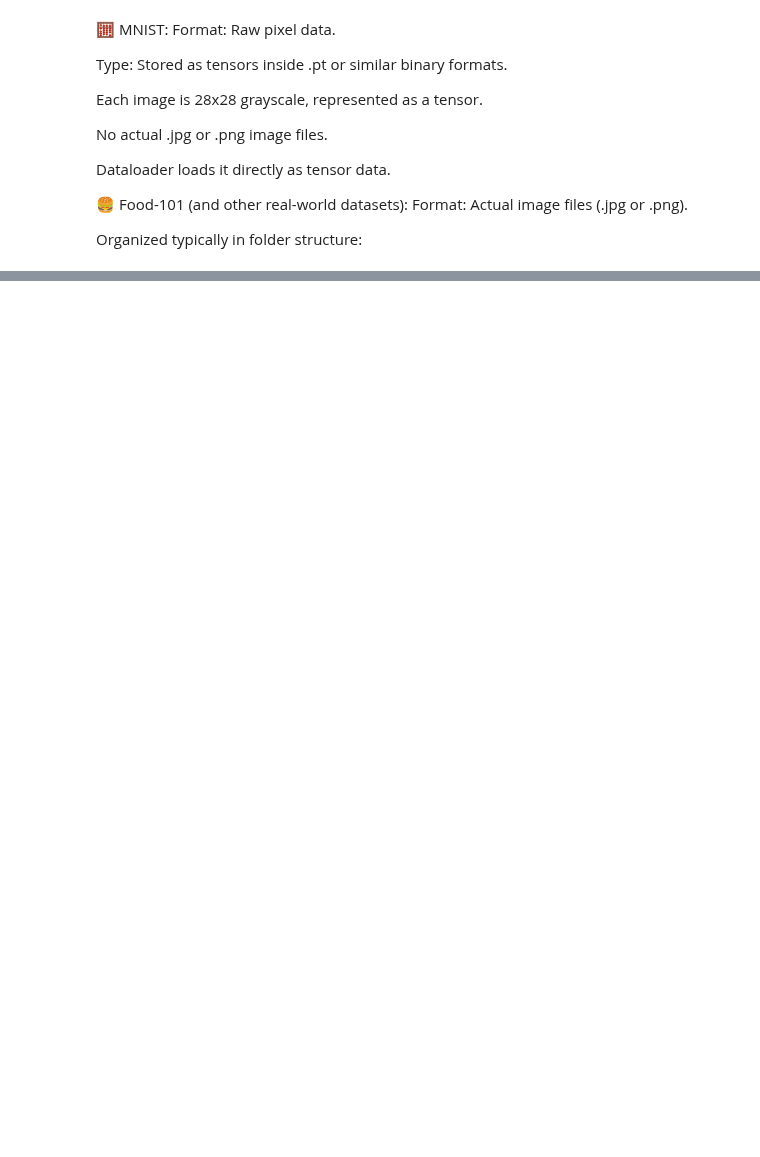
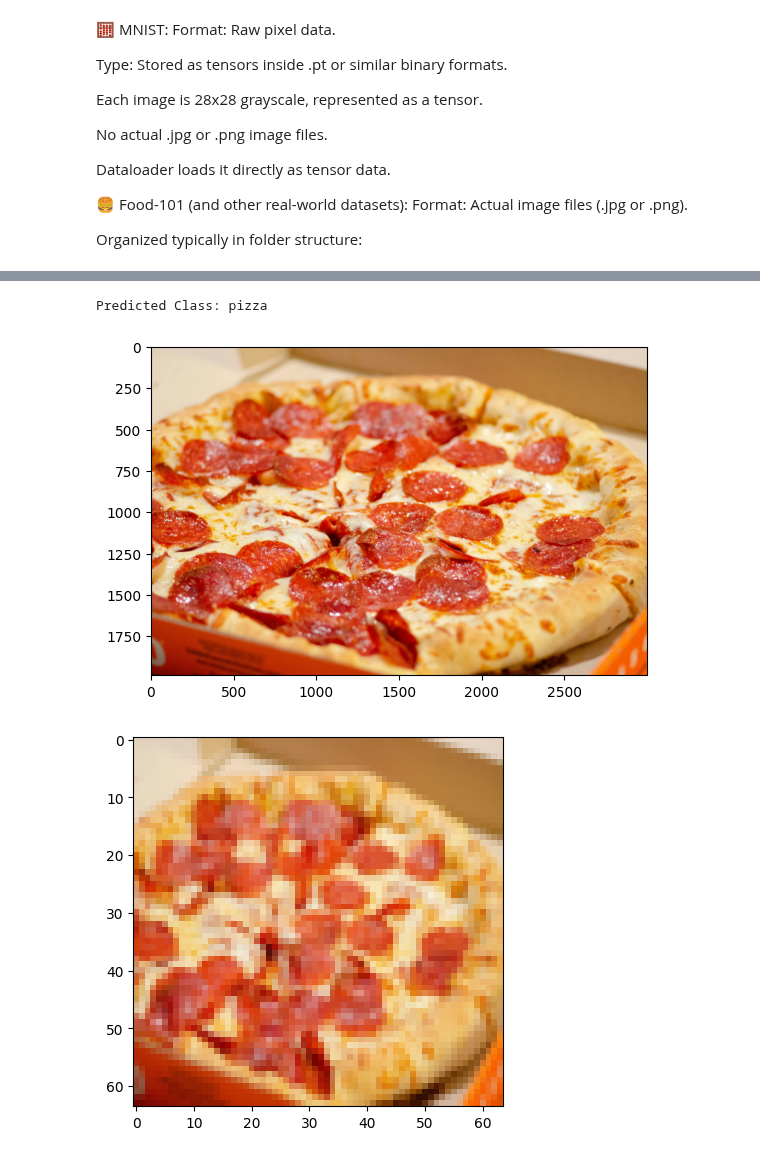
Before and after one commit to Shams-Simanto/PyTut, a Jupyter notebook: practice.ipynb, the cells around one changed output, grey strips where cells are left out. Drawn from its saved outputs; the diff is of its cells as text; code cells hidden in the pictures; blank space fills up the shorter version.

```diff
--- a/practice.ipynb
+++ b/practice.ipynb
@@ -1946,0 +2261,57 @@ Organized typically in folder structure:
+# %%
+
+
+from PIL import Image
+from pathlib import Path
+import torchvision.transforms as transforms
+import torch
+import matplotlib.pyplot as plt
+
+# Load class names (from your dataset)
+class_names = train_data.classes  # ['pizza', 'steak', 'sushi']
+
+# Load the image
+image_path = Path('pizza_steak_sushi/prediction_pizza.jpg')
+custom_image = Image.open(image_path).convert("RGB")  # make sure it's RGB
+
+# Show the original image
+plt.figure()
+plt.imshow(custom_image)
+
+
+custom_transform = transforms.Compose([
+    transforms.Resize((64, 64)),
+    transforms.ToTensor(),
+])
+
+custom_transform2 = transforms.Compose([
+    transforms.Resize((64, 64)),
+])
+
+plt.figure()
+plt.imshow(
+    custom_transform2(custom_image)
+)
+
+# Transform the image
+custom_image_transformed = custom_transform(custom_image)
+
+
+# Add a batch dimension [1, 3, 64, 64]
+custom_image_transformed = custom_image_transformed.unsqueeze(0)
+
+
+model.eval()
+
+# Predict
+with torch.inference_mode():
+    test_logits = model(custom_image_transformed)
+    test_pred = torch.softmax(test_logits, dim=1).argmax(dim=1)
+
+
+predicted_class = class_names[test_pred]
+print(f"Predicted Class: {predicted_class}")
+# %% [output]
+Predicted Class: pizza
+[figure, added]
+[figure, added]
```
Also changed, not shown: parts of 4 cells of this notebook, 1 other file.
